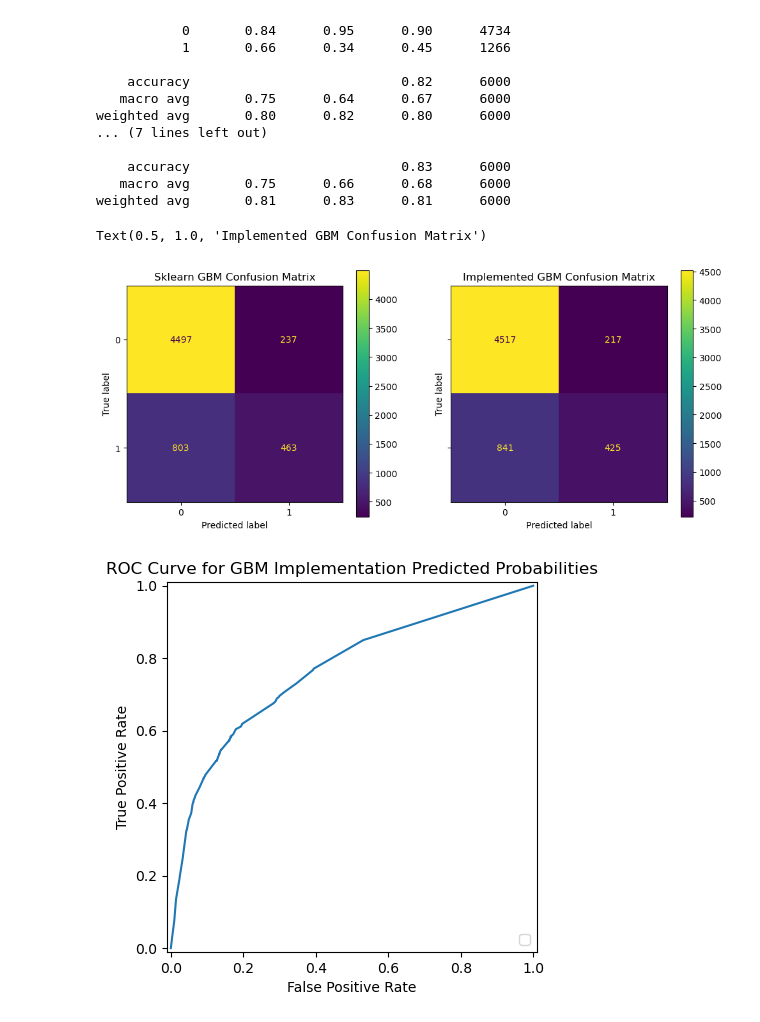
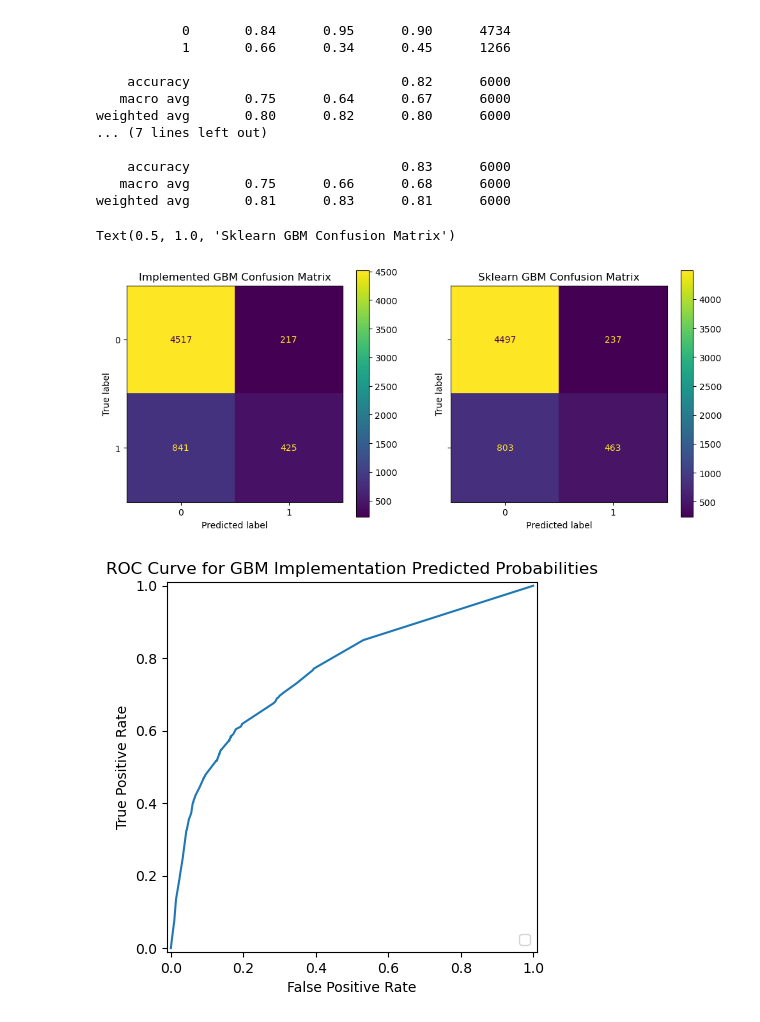
Before and after one commit to anahomosap/gbm-implementation, a Jupyter notebook: GBM-Implementation.ipynb, the cells around one changed output. Drawn from its saved outputs; the diff is of its cells as text; code cells hidden in the pictures.

```diff
--- a/GBM-Implementation.ipynb
+++ b/GBM-Implementation.ipynb
@@ -669,16 +669,16 @@ cm = confusion_matrix(y_test, y_pred, labels = [0,1])
 # %%
 f, axes = plt.subplots(1,2, sharex = True, sharey = True, figsize = (12, 5))
 
-plot_1 = ConfusionMatrixDisplay(confusion_matrix = cm, display_labels = [0, 1])
+plot_1 = ConfusionMatrixDisplay(confusion_matrix = cm_imp, display_labels = [0, 1])
 plot_1.plot(ax = axes[0])
-axes[0].set_title('Sklearn GBM Confusion Matrix')
+axes[0].set_title('Implemented GBM Confusion Matrix')
 
-plot_2 = ConfusionMatrixDisplay(confusion_matrix = cm_imp, display_labels = [0, 1])
+plot_2 = ConfusionMatrixDisplay(confusion_matrix = cm, display_labels = [0, 1])
 plot_2.plot(ax = axes[1])
-axes[1].set_title('Implemented GBM Confusion Matrix')
+axes[1].set_title('Sklearn GBM Confusion Matrix')
 # %% [output]
-Text(0.5, 1.0, 'Implemented GBM Confusion Matrix')
+Text(0.5, 1.0, 'Sklearn GBM Confusion Matrix')
-[figure, old version]
+[figure, new version]
 # %%
 # The implementation performs marginally better for predicting clients of class 0,
 # yet sklearn's GBClassifier performs better in predicting clients of class 1
```
Also changed, not shown: parts of 1 cell of this notebook.
